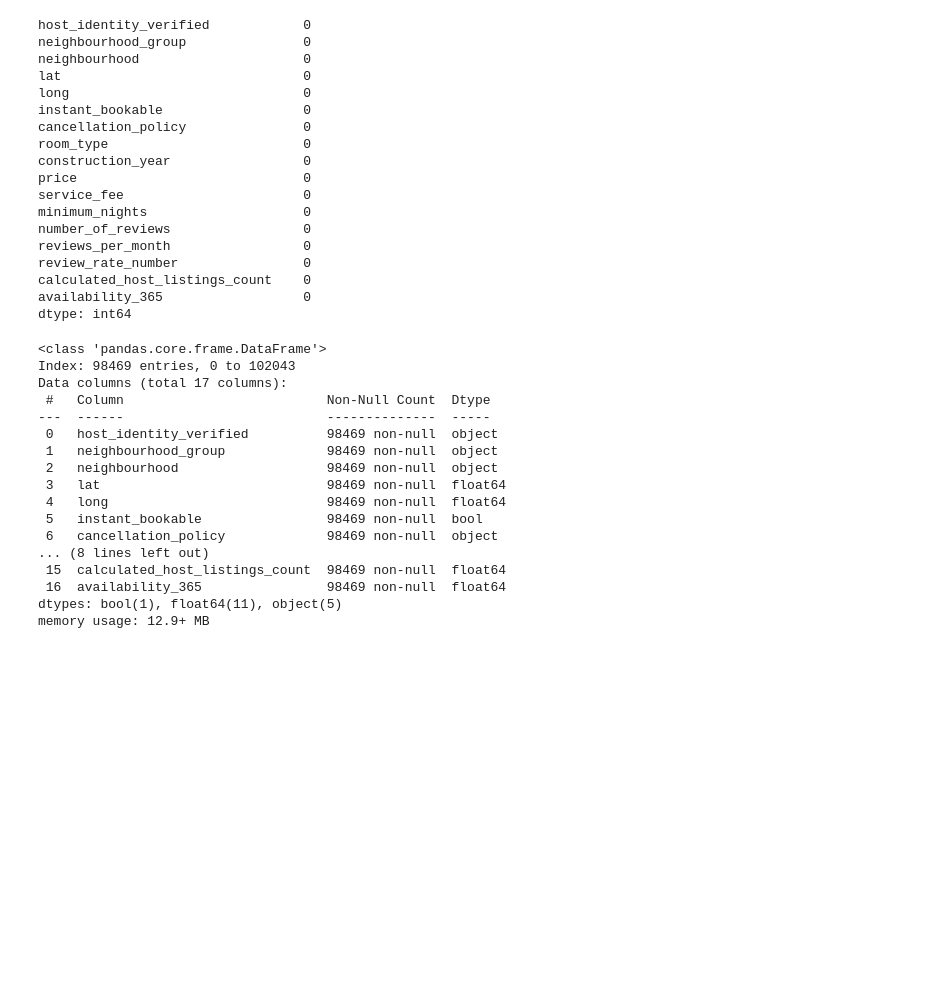
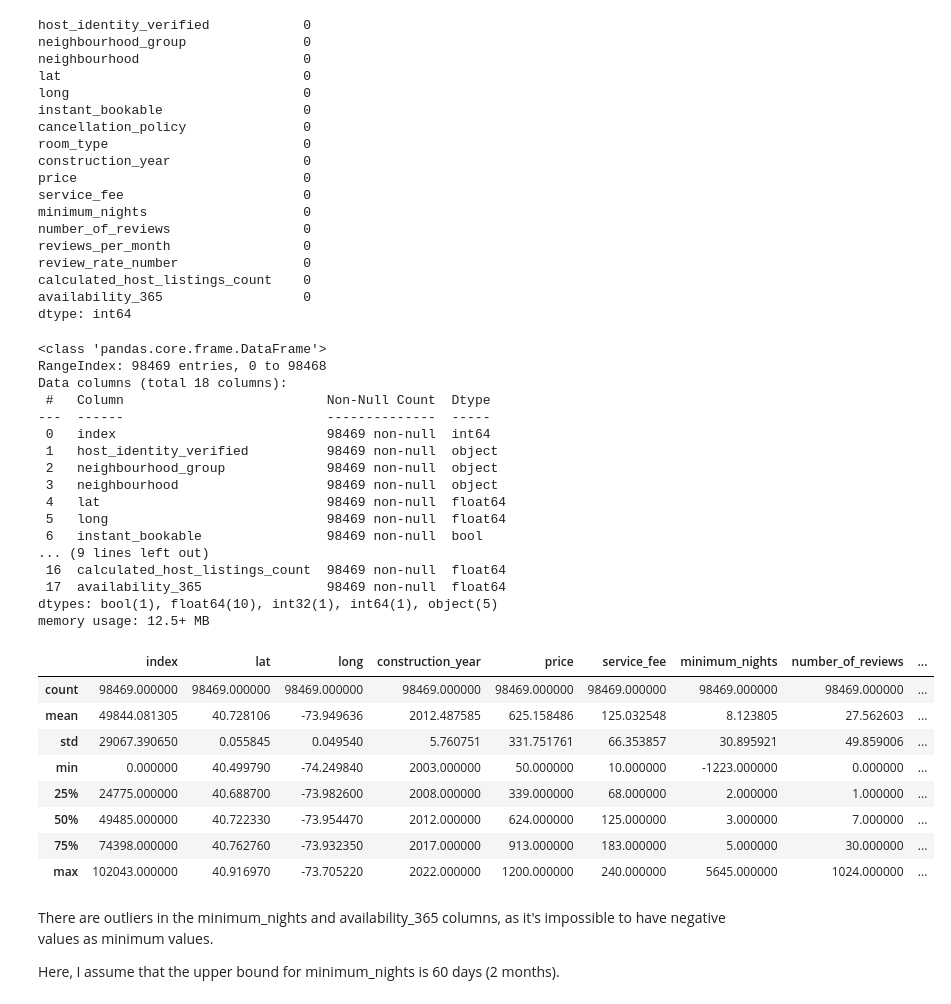
Before and after one commit to martharegina/airbnb_listings, a Jupyter notebook: airbnb_price_analysis.ipynb, the cells around one changed output. Cells and saved outputs as stored; diff of their text form; code cells hidden in the pictures; blank space fills up the shorter version.

```diff
--- a/airbnb_price_analysis.ipynb
+++ b/airbnb_price_analysis.ipynb
@@ -156,28 +157,47 @@ dtype: int64
 # %%
 # Data type conversion
 data['instant_bookable'] = data['instant_bookable'].astype(bool)
+data['construction_year'] = data['construction_year'].astype(int)
 
 price_columns = ['price', 'service_fee']
 for column in price_columns:
     data[column] = data[column].str.replace('$','').str.replace(',','').astype(float)
 # %%
 # Recheck data types
+data = data.reset_index()
 data.info()
 # %% [output]
 <class 'pandas.core.frame.DataFrame'>
-Index: 98469 entries, 0 to 102043
-Data columns (total 17 columns):
+RangeIndex: 98469 entries, 0 to 98468
+Data columns (total 18 columns):
  #   Column                          Non-Null Count  Dtype
 ---  ------                          --------------  -----
- 0   host_identity_verified          98469 non-null  object
- 1   neighbourhood_group             98469 non-null  object
- 2   neighbourhood                   98469 non-null  object
- 3   lat                             98469 non-null  float64
- 4   long                            98469 non-null  float64
- 5   instant_bookable                98469 non-null  bool
- 6   cancellation_policy             98469 non-null  object
-... (8 lines left out)
- 15  calculated_host_listings_count  98469 non-null  float64
- 16  availability_365                98469 non-null  float64
-dtypes: bool(1), float64(11), object(5)
-memory usage: 12.9+ MB
+ 0   index                           98469 non-null  int64
+ 1   host_identity_verified          98469 non-null  object
+ 2   neighbourhood_group             98469 non-null  object
+ 3   neighbourhood                   98469 non-null  object
+ 4   lat                             98469 non-null  float64
+ 5   long                            98469 non-null  float64
+ 6   instant_bookable                98469 non-null  bool
+... (9 lines left out)
+ 16  calculated_host_listings_count  98469 non-null  float64
+ 17  availability_365                98469 non-null  float64
+dtypes: bool(1), float64(10), int32(1), int64(1), object(5)
+memory usage: 12.5+ MB
+# %%
+# Detect any outliers in the dataset
+data.describe()
+# %% [output]
+|  | index | lat | long | construction_year | price | service_fee | minimum_nights | number_of_reviews | ... |
+| count | 98469.000000 | 98469.000000 | 98469.000000 | 98469.000000 | 98469.000000 | 98469.000000 | 98469.000000 | 98469.000000 | ... |
+| mean | 49844.081305 | 40.728106 | -73.949636 | 2012.487585 | 625.158486 | 125.032548 | 8.123805 | 27.562603 | ... |
+| std | 29067.390650 | 0.055845 | 0.049540 | 5.760751 | 331.751761 | 66.353857 | 30.895921 | 49.859006 | ... |
+| min | 0.000000 | 40.499790 | -74.249840 | 2003.000000 | 50.000000 | 10.000000 | -1223.000000 | 0.000000 | ... |
+| 25% | 24775.000000 | 40.688700 | -73.982600 | 2008.000000 | 339.000000 | 68.000000 | 2.000000 | 1.000000 | ... |
+| 50% | 49485.000000 | 40.722330 | -73.954470 | 2012.000000 | 624.000000 | 125.000000 | 3.000000 | 7.000000 | ... |
+| 75% | 74398.000000 | 40.762760 | -73.932350 | 2017.000000 | 913.000000 | 183.000000 | 5.000000 | 30.000000 | ... |
+| max | 102043.000000 | 40.916970 | -73.705220 | 2022.000000 | 1200.000000 | 240.000000 | 5645.000000 | 1024.000000 | ... |
+# %% [markdown]
+There are outliers in the minimum_nights and availability_365 columns, as it's impossible to have negative values as minimum values.
+
+Here, I assume that the upper bound for minimum_nights is 60 days (2 months).
```
Also changed, not shown: parts of 3 cells of this notebook.
